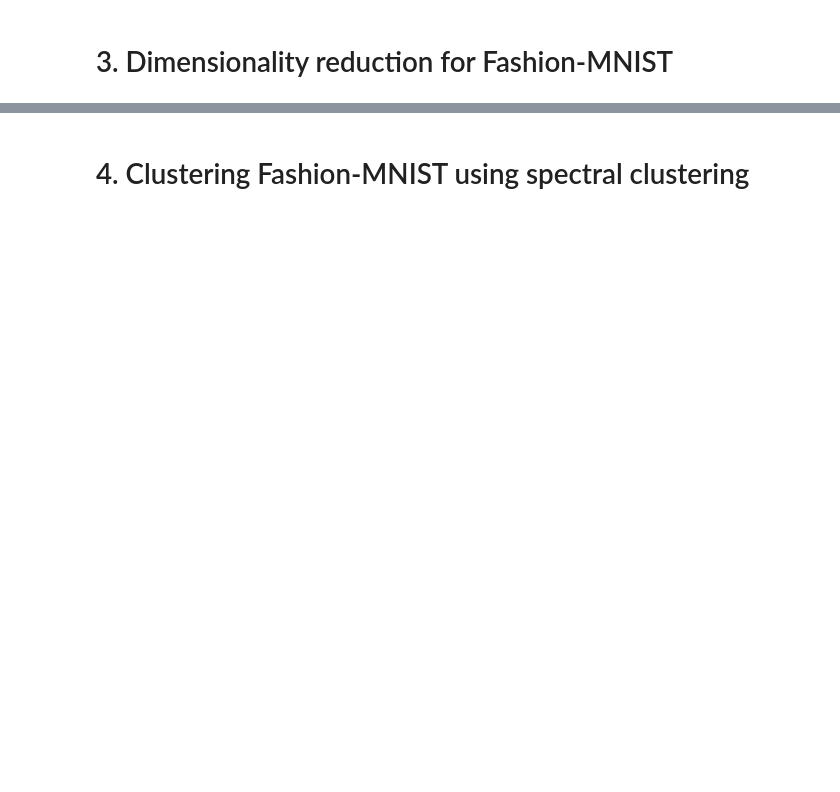
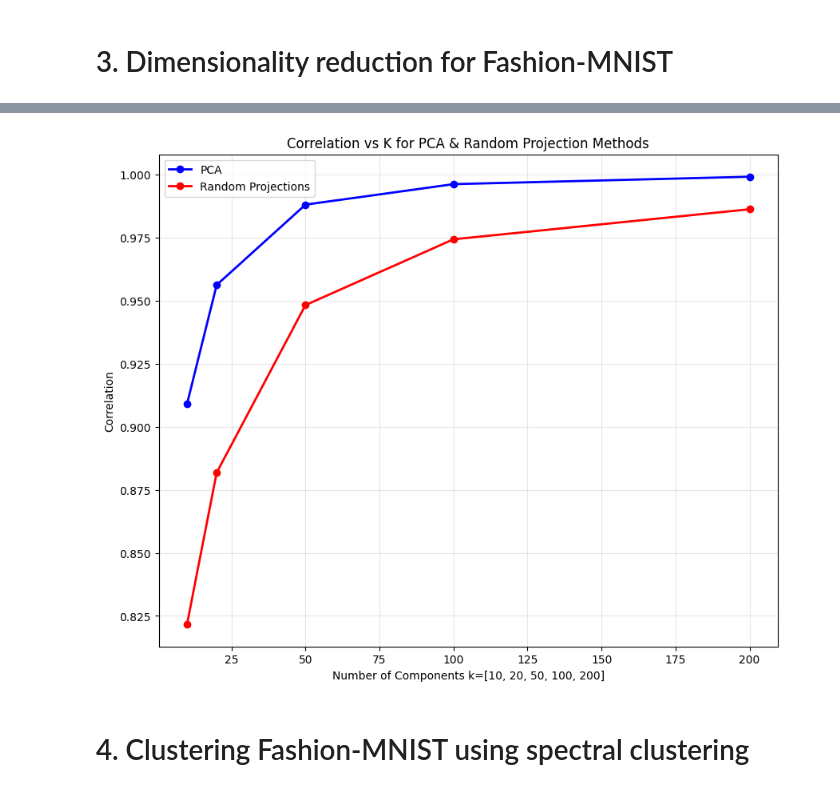
Before and after one commit to brodyanderson/math-6880-Project2, a Jupyter notebook: project2.ipynb, the cells around one changed output, grey strips where cells are left out. Saved outputs shown, nothing was run; the diff lists cells and outputs as text; code cells hidden in the pictures; blank space fills up the shorter version.

```diff
--- a/project2.ipynb
+++ b/project2.ipynb
@@ -257,0 +269,12 @@ plt.show()
+# %%
+import numpy as np
+from sklearn.datasets import fetch_openml
+from sklearn.preprocessing import StandardScaler
+
+# Load Fashion-MNIST from OpenML
+# Classes (0-9): T-shirt/top, Trouser, Pullover, Dress, Coat, Sandal, Shirt, Sneaker, Bag, Ankle boot
+X, y = fetch_openml("Fashion-MNIST", version=1, as_frame=False, parser="auto", return_X_y=True)
+y = y.astype(int)
+
+print(type(X),X.shape)
+print(type(y),y.shape)
@@ -258,3 +445,16 @@ plt.show()
+# %%
+# Graph Correlation vs K for PCA and Random Projections
+plt.figure(figsize=(10, 8))
+plt.plot(target_dims, pca_correlations, 'b-o', label='PCA', linewidth=2)
+plt.plot(target_dims, random_projection_correlations, 'r-o', label='Random Projections', linewidth=2)
+plt.xlabel('Number of Components k=[10, 20, 50, 100, 200]')
+plt.ylabel('Correlation')
+plt.title('Correlation vs K for PCA & Random Projection Methods')
+plt.legend()
+plt.grid(True, alpha=0.3)
+plt.show()
+# %% [output]
+[figure, added]
 # %% [markdown]
 # 4. Clustering Fashion-MNIST using spectral clustering
 # %%
```
Also changed, not shown: parts of 6 cells of this notebook.
